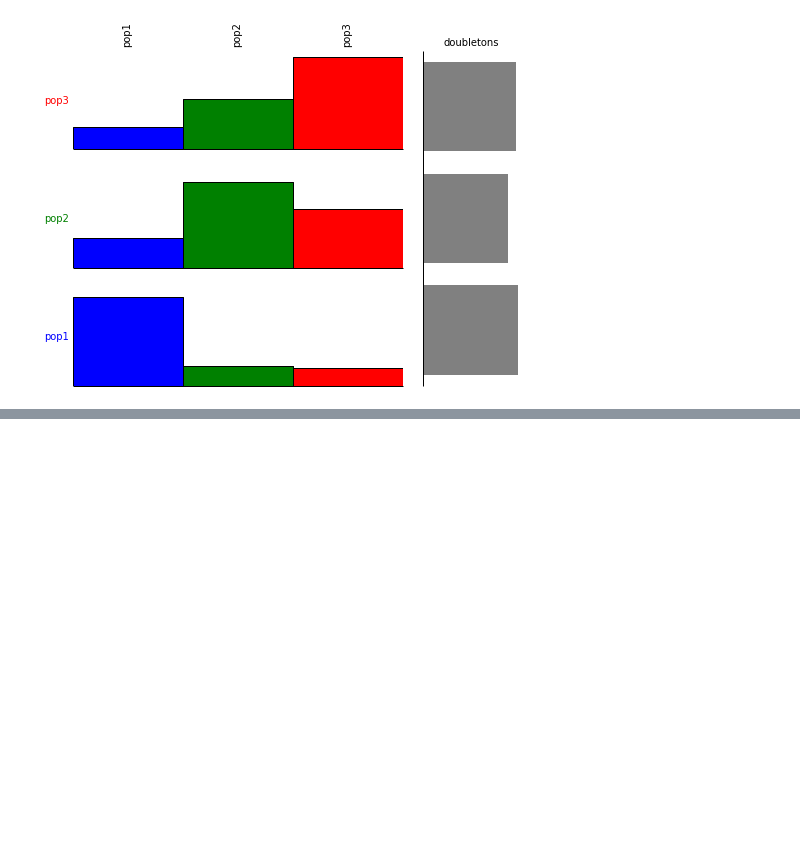
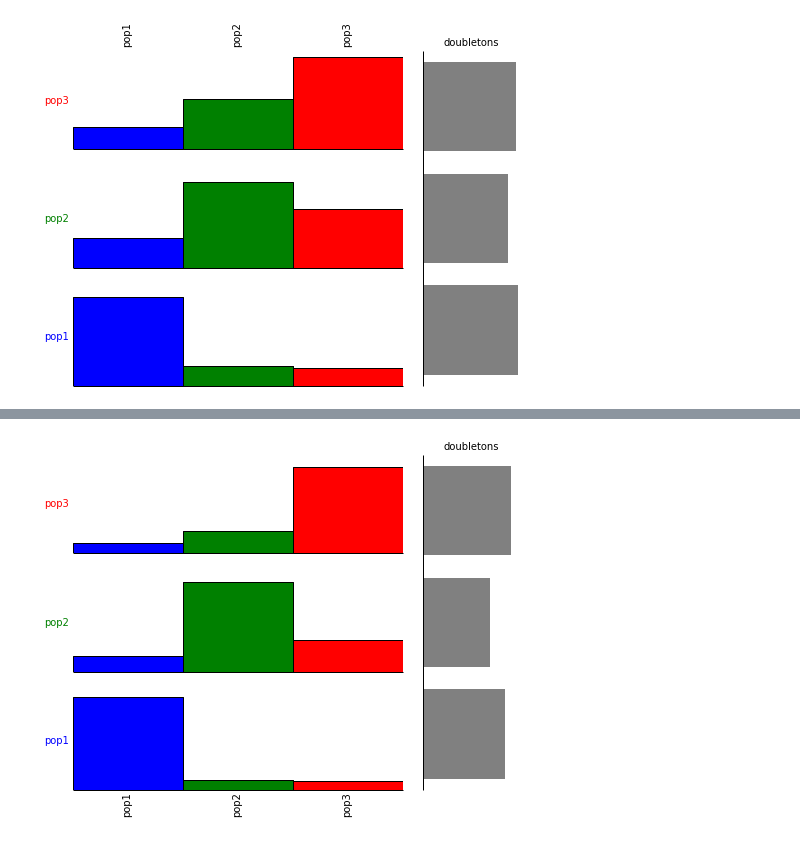
Before and after one commit to alimanfoo/anhima, a Jupyter notebook: examples/af.ipynb, the cells around one changed output, grey strips where cells are left out. Cells and saved outputs as stored; diff of their text form; code cells hidden in the pictures; blank space fills up the shorter version.

```diff
--- a/examples/af.ipynb
+++ b/examples/af.ipynb
@@ -201,0 +231,6 @@ anhima.af.plot_shared_doubletons_bar(dbl_counts,
+# %%
+anhima.af.plot_shared_doubletons_bar(dbl_counts_normed,
+                                     figsize_factor=2,
+                                     subpop_labels=['pop1', 'pop2', 'pop3']);
+# %% [output]
+[figure, added]
```
Also changed, not shown: parts of 6 cells of this notebook, 1 other file.
